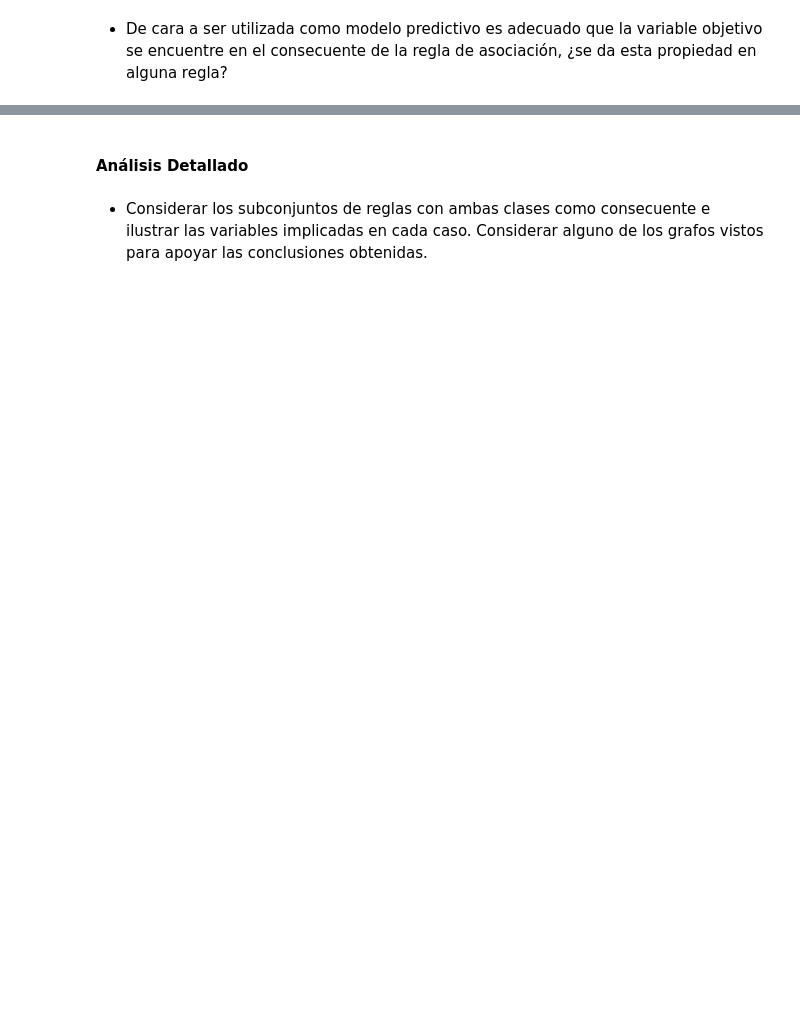
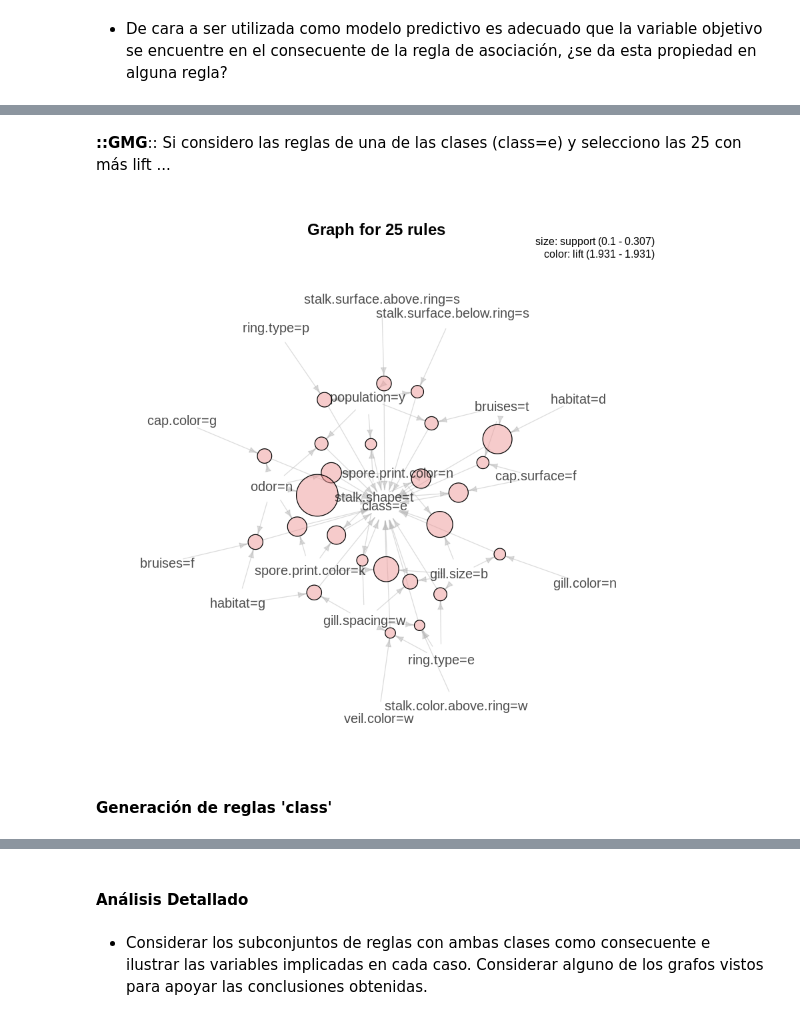
Before and after one commit to yerartdev/uc-m1966-datamining, a Jupyter notebook: d1/t1-m1966-variable-categorica.ipynb, the cells around one changed output, grey strips where cells are left out. Drawn from its saved outputs; the diff is of its cells as text; code cells hidden in the pictures; blank space fills up the shorter version.

```diff
--- a/d1/t1-m1966-variable-categorica.ipynb
+++ b/d1/t1-m1966-variable-categorica.ipynb
@@ -197,0 +527,9 @@ summary(rules.ap.class)
+# %% [markdown]
+**::GMG**:: Si considero las reglas de una de las clases (class=e) y selecciono las 25 con más
+lift ...
+# %%
+plot(head(rules.ap.class.edible, n = 25, by = 'lift'), method="graph")
+# %% [output]
+[figure, added]
+# %% [markdown]
+#### Generación de reglas 'class'
```
Also changed, not shown: parts of 74 cells of this notebook.
